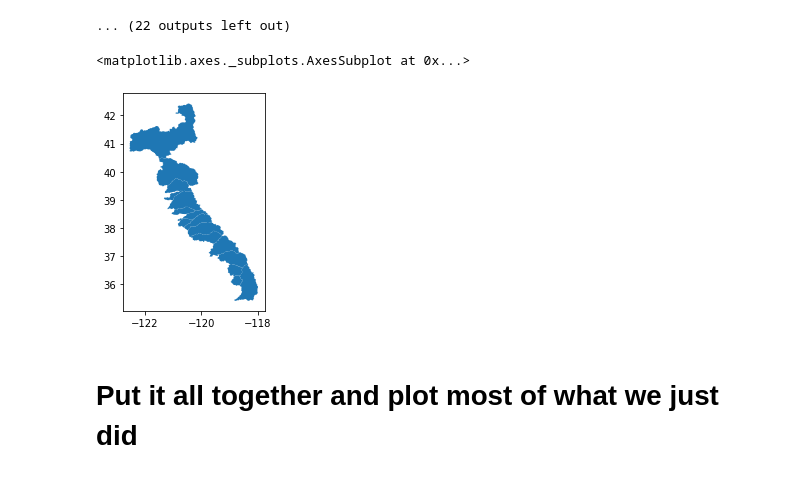
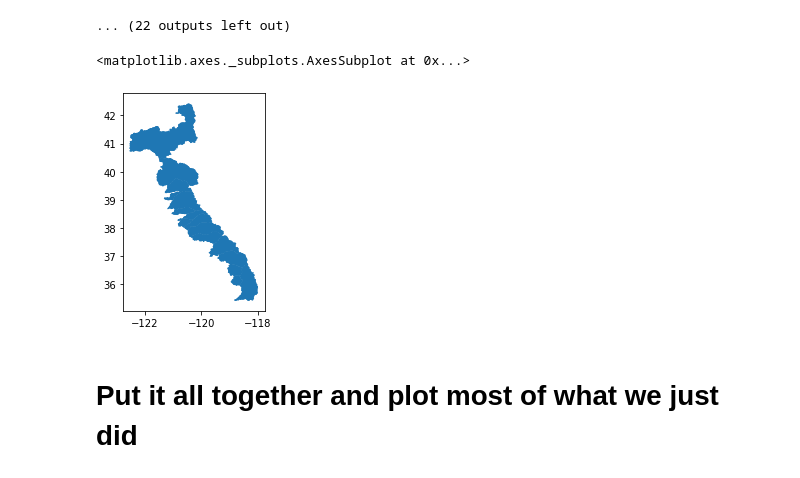
Before and after one commit to kashingtonDC/SierraSheds, a Jupyter notebook: code/sierra_wshed_delineation.ipynb, the cells around one changed output. Cells and saved outputs as stored; diff of their text form; code cells hidden in the pictures.

Commit message:
add better shapefile writing

```diff
--- a/code/sierra_wshed_delineation.ipynb
+++ b/code/sierra_wshed_delineation.ipynb
@@ -179,7 +180,7 @@ reservoirs = gp.read_file("../shape/reservoirs_grace.shp")
 # %%
 # Filter the gauges - one liner
 q_in = gauges[gauges['gauge_id'].isin(['11335000', '11193010', '11418522'])]
-
+q_in_lookup = {'11335000': "COSUMNES", '11193010': "KERN"}
 
 # Filter the reservoirs based string matching this list:
 res_list = ['FOLSOM', 'CAMP', 'HOGAN', 'OROVILLE', 'SHASTA', 'TERMINUS','PINE FLAT', 'MCCLURE',
@@ -246,11 +220,13 @@ for i in outflows[:].iterrows():
     df = outflows.iloc[i[0]]
     x,y = df.geometry.x,df.geometry.y
 
-
+    # Get the attributes to write out from the OG shapefiles
     if not df.Station is None:
         stname = df.Station
+        riverB = df['River Basi']
     else:
         stname  = df.gauge_id
+        riverB = q_in_lookup[df.gauge_id]
 
     print("Processing "  + stname)
     # Delineate the catchment
@@ -273,7 +249,21 @@ for i in outflows[:].iterrows():
 
     # Extract as shapefile and write result
     shapes = grid.polygonize()
-    write_shapefile(shapes,'../shape/catchment_{}.shp'.format(i[0]))
+
+    shlist = list(shapes)
+    for shp in shlist:
+        tdf = pd.DataFrame(shp[0])
+        if not len((tdf['coordinates'].values)[0]) < 10: # Filter out super small polys (artifacts)
+            ptdf = pd.DataFrame(tdf['coordinates'].values[0], columns = ['lon', 'lat'])
+            polygon_geom = shPolygon(zip(list(ptdf.lon.values), list(ptdf.lat.values)))
+            ptdf2 = ptdf.drop(['lon', 'lat'], axis=1)
+            gdf = gp.GeoDataFrame(pd.DataFrame([]), crs="EPSG:4326", geometry= [polygon_geom])
+            gdf['outlet_id'] = stname
+            gdf['area_km2'] = wshed_area
+            gdf['catch_name'] = riverB
+
+    gdf.to_file("../shape/catchment_{}.shp".format(i[0]))
+    print("wrote ../shape/catchment_{}.shp".format(i[0]))
 
     print("=======" * 7)
 # %% [output]
@@ -305,13 +295,14 @@ Processing NEW HOGAN LAKE
 # %%
 shpdir = "../shape"
 catchments = [os.path.join(shpdir,x) for x in os.listdir(shpdir) if "catch" in x if x.endswith(".shp")]
 gdfs = [gp.read_file(c) for c in catchments]
 
 scatch = pd.concat(gdfs)
+scatch = scatch[~scatch['outlet_id'].isna()] # Drop the small poly artifacts
 scatch.plot()
 # %% [output]
 <matplotlib.axes._subplots.AxesSubplot at 0x...>
-[figure, old version]
+[figure, new version]
 # %% [markdown]
 # Put it all together and plot most of what we just did
 # %%
```
Also changed, not shown: parts of 4 cells of this notebook, 5 other files.
